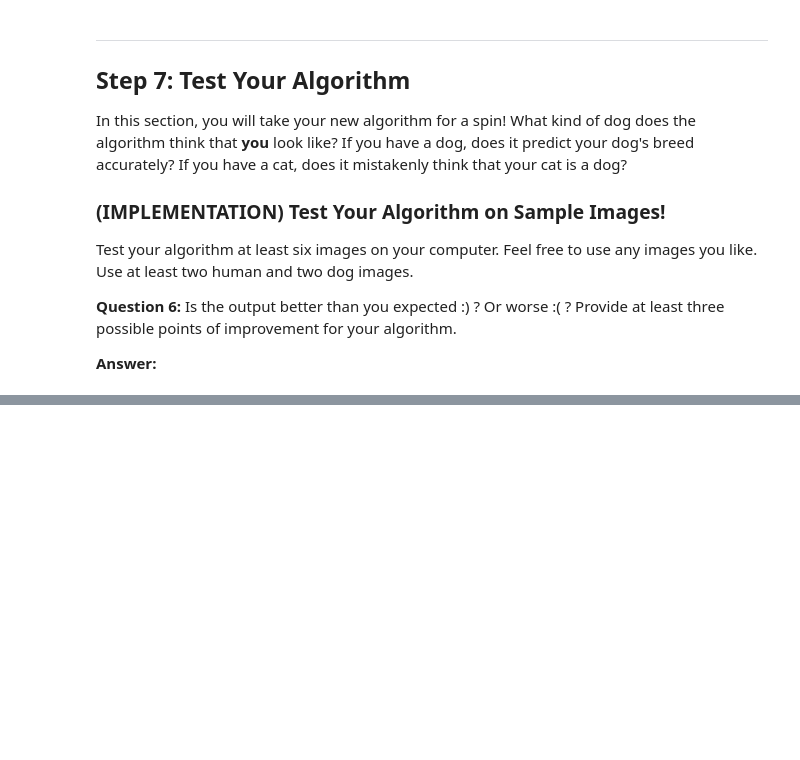
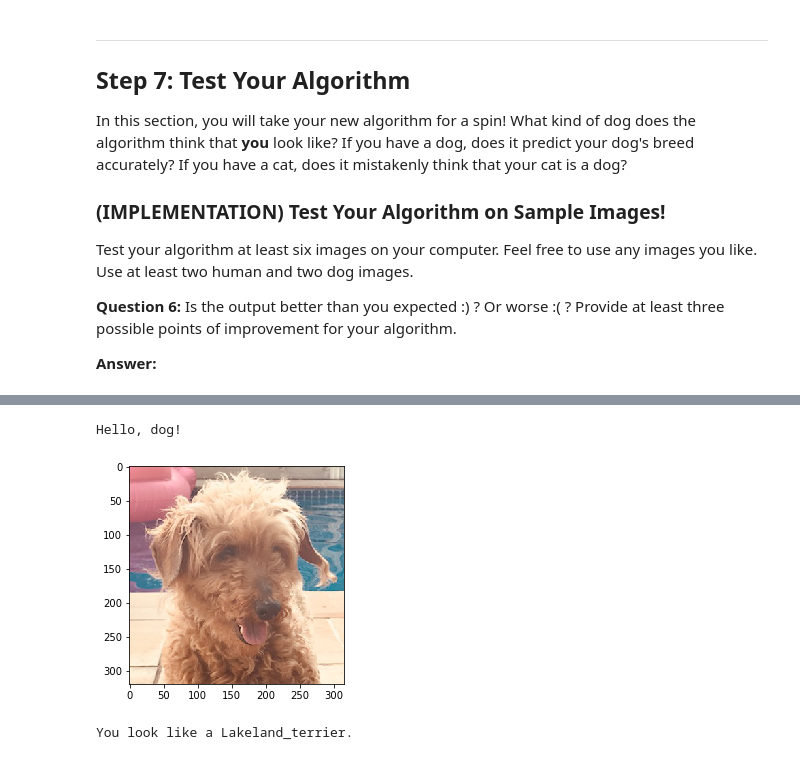
Before and after one commit to maxwang88/dog-breed-detection, a Jupyter notebook: dog_app.ipynb, the cells around one changed output, grey strips where cells are left out. Drawn from its saved outputs; the diff is of its cells as text; code cells hidden in the pictures; blank space fills up the shorter version.

```diff
--- a/dog_app.ipynb
+++ b/dog_app.ipynb
@@ -812,0 +800,7 @@ You look like a American_staffordshire_terrier.
+# %%
+pth = 'test/damon.jpg'
+dog_breed_classifier(pth)
+# %% [output]
+Hello, dog!
+[figure, added]
+You look like a Lakeland_terrier.
```
Also changed, not shown: parts of 17 cells of this notebook, 3 other files.
